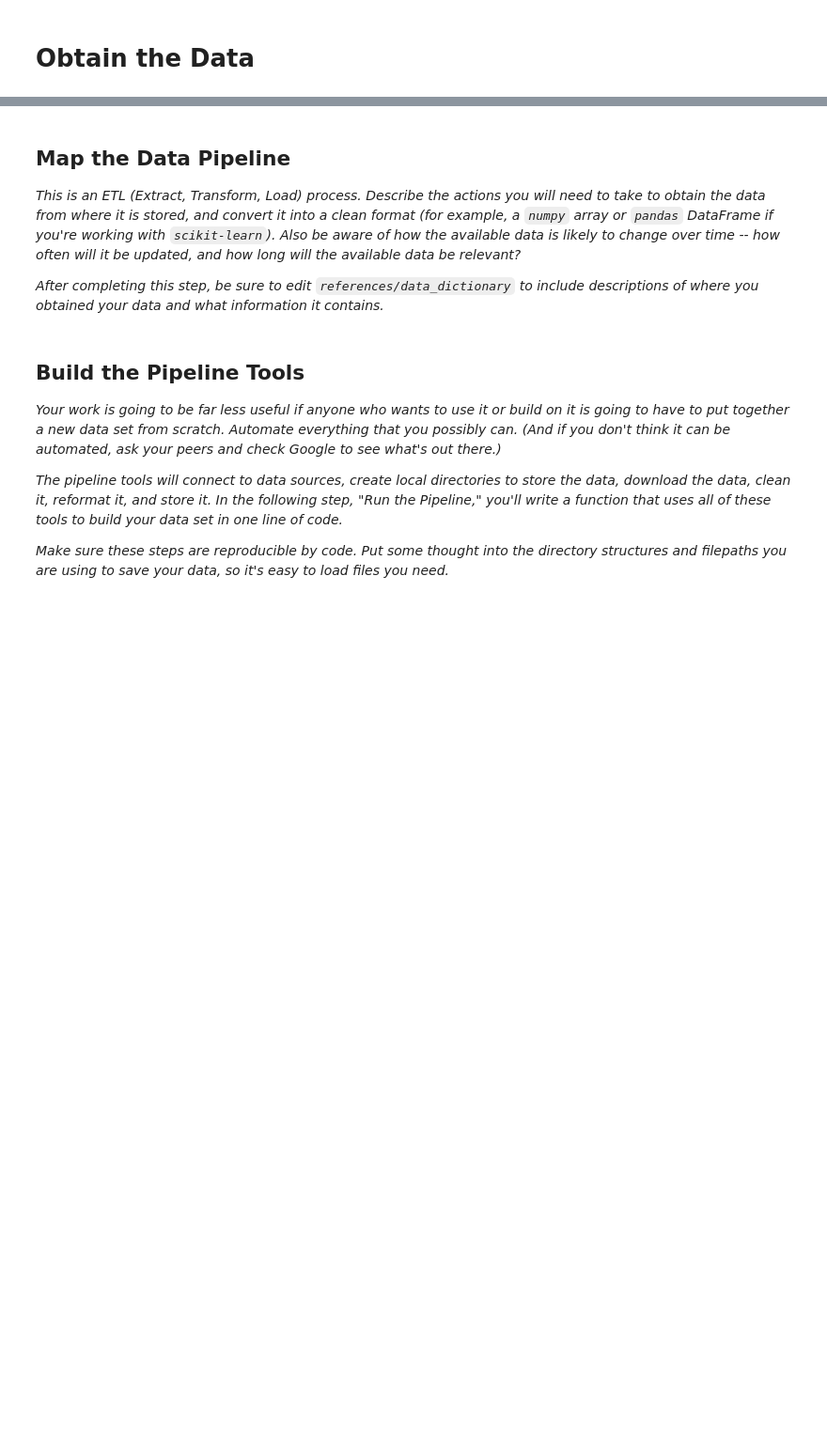
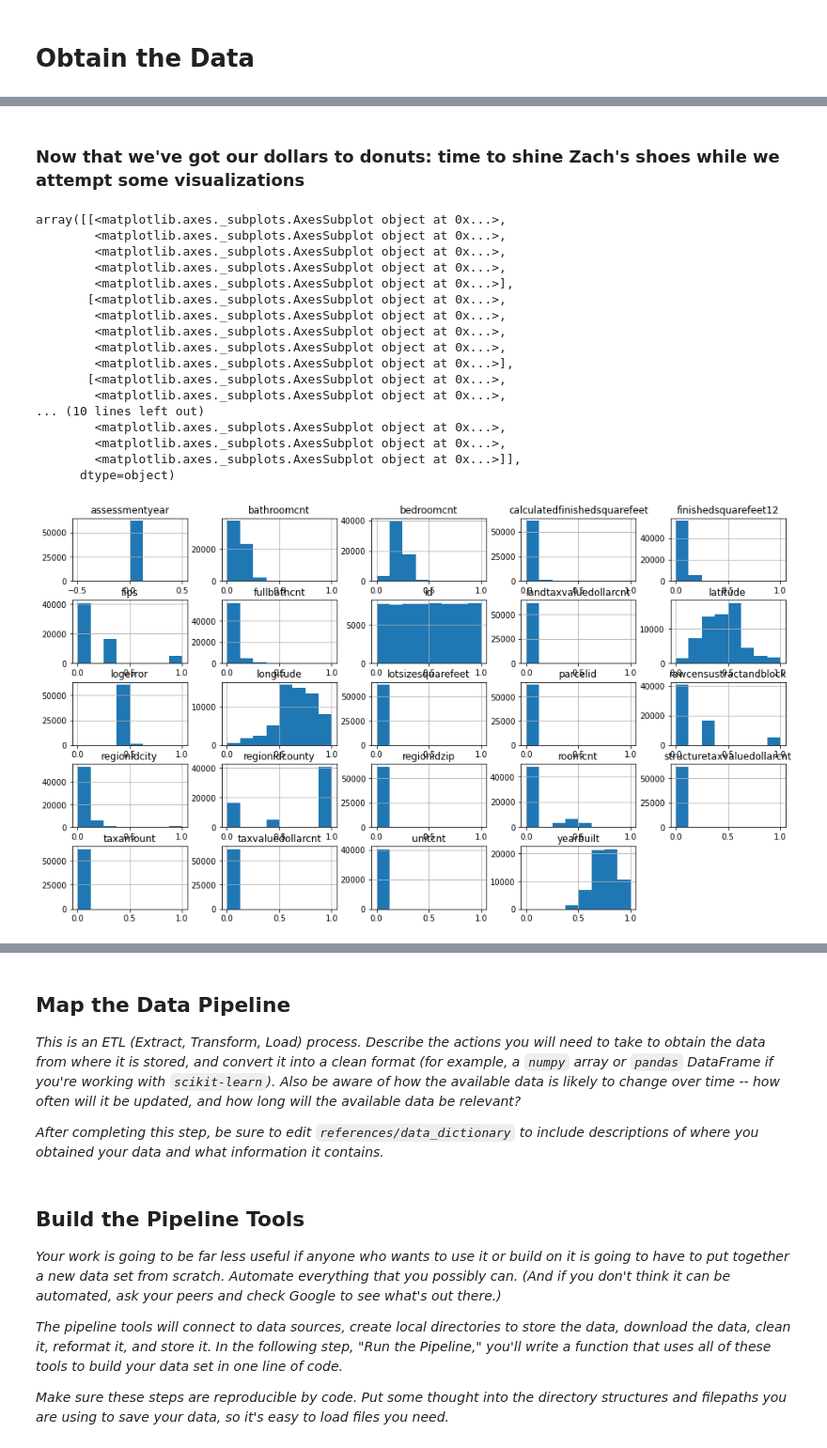
Before and after one commit to Cluster-Flux/zillow-cluster-project, a Jupyter notebook: mvp.ipynb, the cells around one changed output, grey strips where cells are left out. Shown at 94% size. Cells and saved outputs as stored; diff of their text form; code cells hidden in the pictures; blank space fills up the shorter version.

```diff
--- a/mvp.ipynb
+++ b/mvp.ipynb
@@ -53,0 +248,9 @@
+# %%
+train, test     = train_test_split(df, random_state=123, train_size=.8)
+train, validate = train_test_split(df, random_state=123, train_size=.8)
+# %%
+scaler = MinMaxScaler()
+num_vars = list(train.select_dtypes("number").columns)
+
+print("The following columns are being scaled: {}, and {}".format(",".join(num_vars[:-1]), num_vars[-1]))
+train[num_vars] = scaler.fit_transform(train[num_vars])
@@ -53,0 +274,25 @@
+# %% [markdown]
+### Now that we've got our dollars to donuts: time to shine Zach's shoes while we attempt some visualizations
+# %%
+# Histogramming the training data
+
+train.hist(figsize=(16, 9), bins = 8, log = False)
+# %% [output]
+array([[<matplotlib.axes._subplots.AxesSubplot object at 0x...>,
+        <matplotlib.axes._subplots.AxesSubplot object at 0x...>,
+        <matplotlib.axes._subplots.AxesSubplot object at 0x...>,
+        <matplotlib.axes._subplots.AxesSubplot object at 0x...>,
+        <matplotlib.axes._subplots.AxesSubplot object at 0x...>],
+       [<matplotlib.axes._subplots.AxesSubplot object at 0x...>,
+        <matplotlib.axes._subplots.AxesSubplot object at 0x...>,
+        <matplotlib.axes._subplots.AxesSubplot object at 0x...>,
+        <matplotlib.axes._subplots.AxesSubplot object at 0x...>,
+        <matplotlib.axes._subplots.AxesSubplot object at 0x...>],
+       [<matplotlib.axes._subplots.AxesSubplot object at 0x...>,
+        <matplotlib.axes._subplots.AxesSubplot object at 0x...>,
+... (10 lines left out)
+        <matplotlib.axes._subplots.AxesSubplot object at 0x...>,
+        <matplotlib.axes._subplots.AxesSubplot object at 0x...>,
+        <matplotlib.axes._subplots.AxesSubplot object at 0x...>]],
+      dtype=object)
+[figure, added]
```
Also changed, not shown: parts of 28 cells of this notebook.
